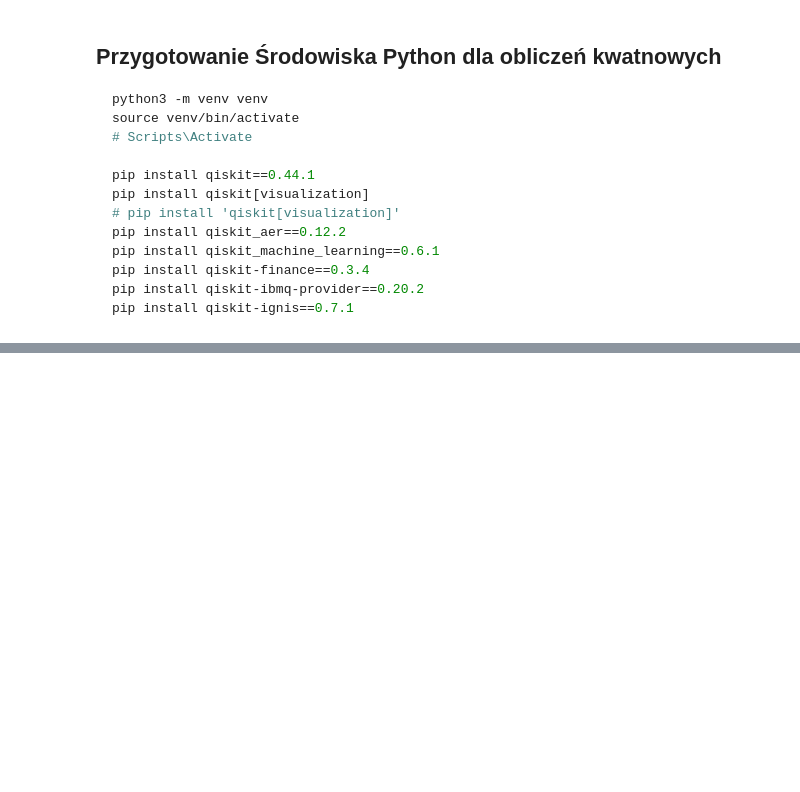
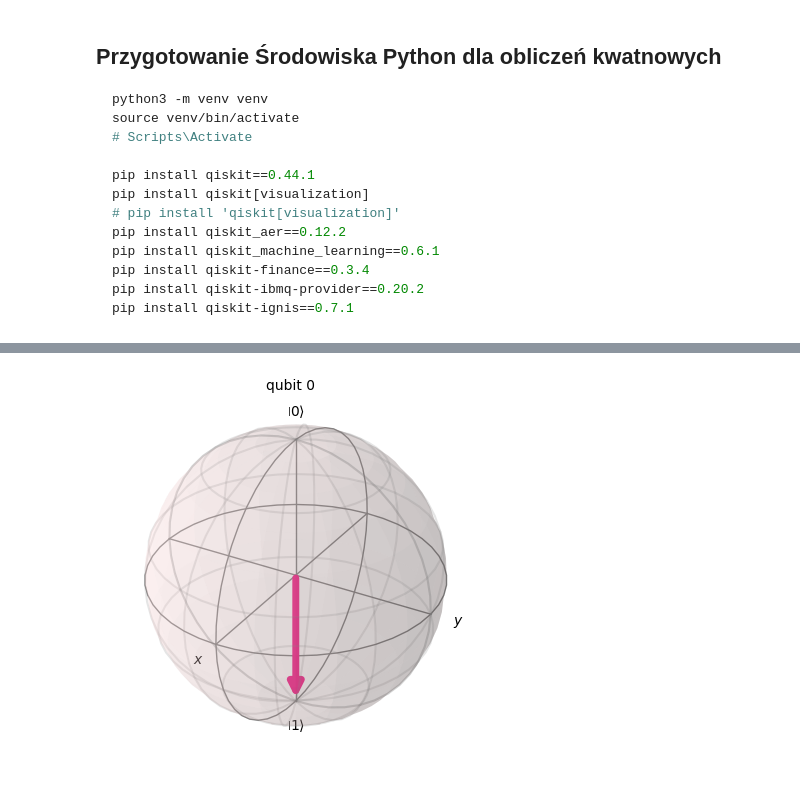
Before and after one commit to sebkaz-teaching/intro_to_qml, a Jupyter notebook: cwiczenia/cw1.ipynb, the cells around one changed output, grey strips where cells are left out. Saved outputs shown, nothing was run; the diff lists cells and outputs as text; code cells hidden in the pictures; blank space fills up the shorter version.

```diff
--- a/cwiczenia/cw1.ipynb
+++ b/cwiczenia/cw1.ipynb
@@ -195,0 +147,6 @@ job = backend.run(qobj)
+# %%
+backend = Aer.get_backend('statevector_simulator')
+result = execute(x_gate, backend).result().get_statevector()
+plot_bloch_multivector(result)
+# %% [output]
+[figure, added]
```
Also changed, not shown: parts of 71 cells of this notebook, 36 other files.
